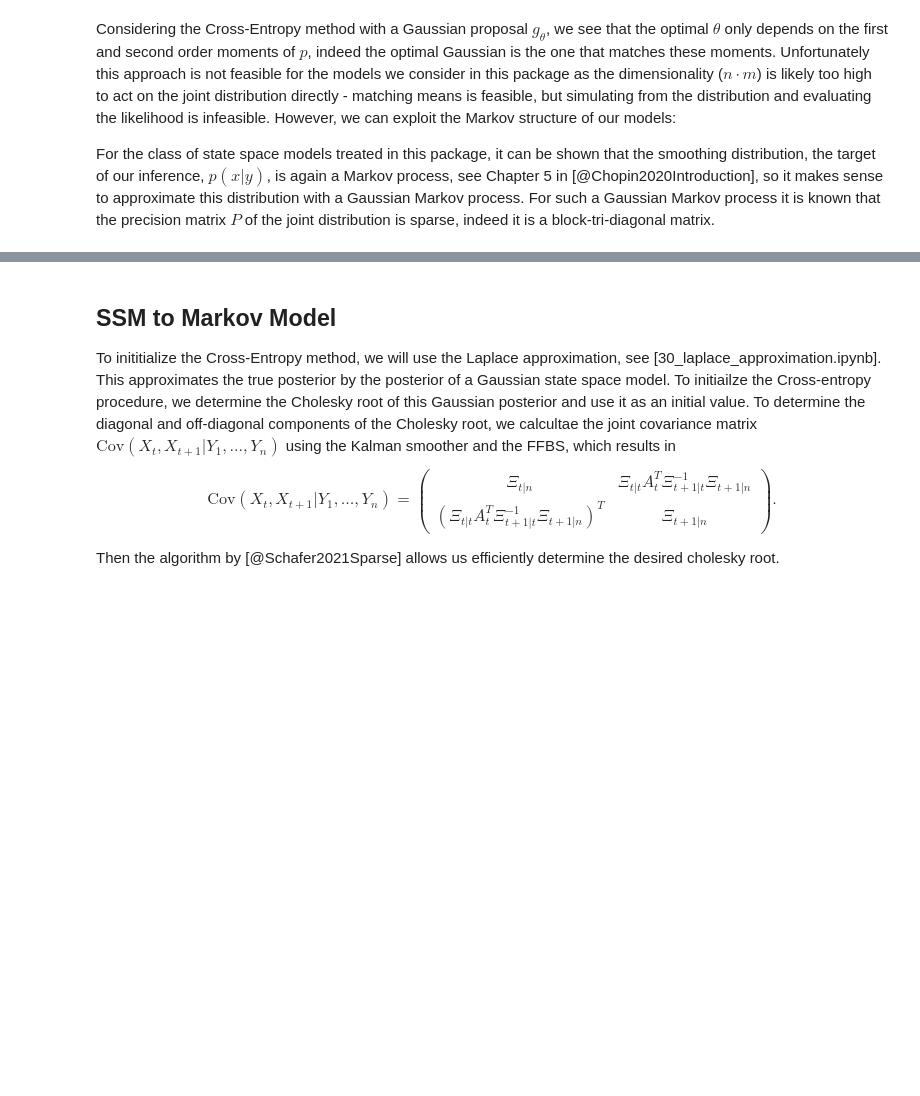
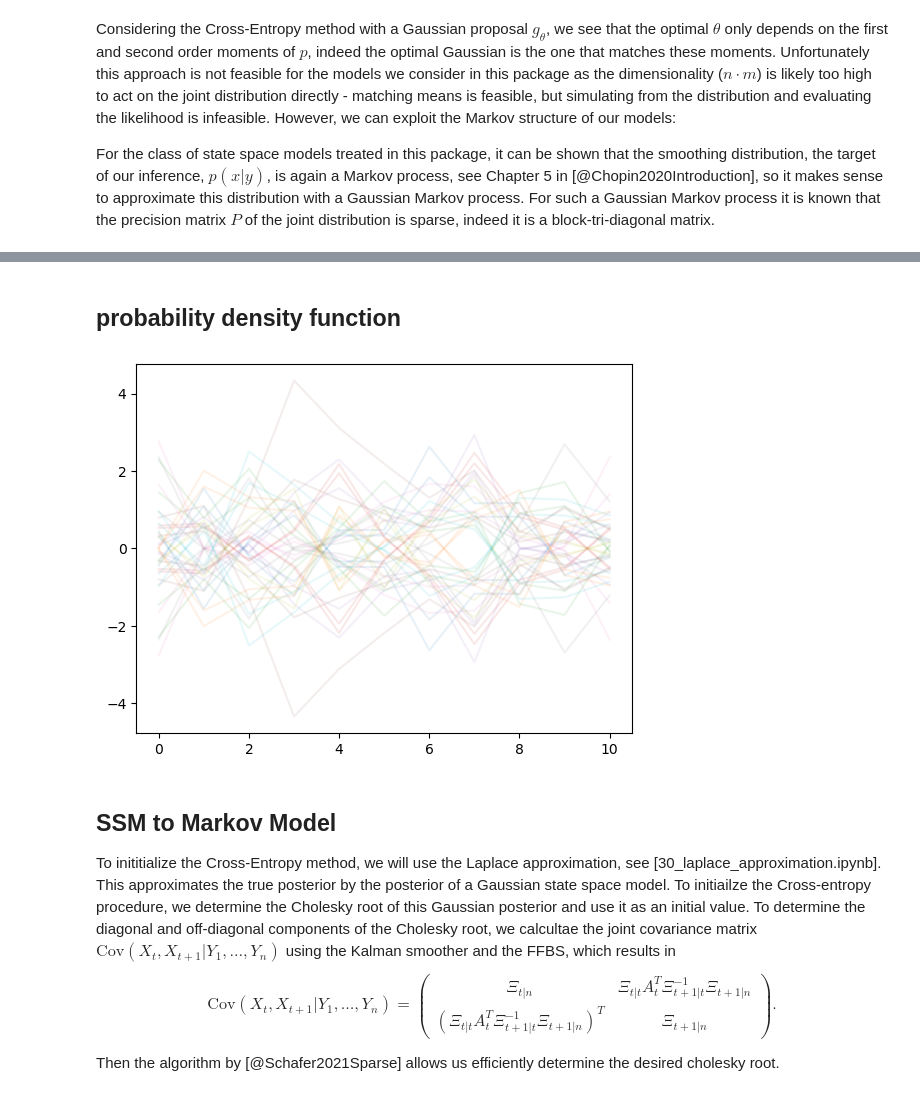
Before and after one commit to stefanheyder/isssm, a Jupyter notebook: nbs/45_cross_entropy_method.ipynb, the cells around one changed output, grey strips where cells are left out. Saved outputs shown, nothing was run; the diff lists cells and outputs as text; code cells hidden in the pictures; blank space fills up the shorter version.

```diff
--- a/nbs/45_cross_entropy_method.ipynb
+++ b/nbs/45_cross_entropy_method.ipynb
@@ -169,13 +45,0 @@ cov = jnp.array([[
-# %%
-N = 100000
-initial_samples = MVN(jnp.zeros(n), cov).sample((N,), seed=jrn.PRNGKey(5324523423))[...,None]
-initial_weights = jnp.ones(N)
-initial_samples.shape
-
-root_diag, root_off_diag = cholesky_components(initial_samples, initial_weights)
-P = jnp.linalg.inv(cov)
-L = jnp.diag(jnp.concatenate(root_diag)[:,0]) + jnp.diag(jnp.concatenate(root_off_diag)[:,0], -1)
-plt.title("$L$ has lower bi-diagonal structure")
-plt.imshow(L)
-plt.colorbar()
-plt.show()
@@ -284,6 +45,0 @@ def marginals(
-# %%
-L_true = jnp.linalg.cholesky(jnp.linalg.inv(cov)).T
-
-_,marginal_var = marginals(jnp.zeros(n), root_diag, root_off_diag)
-
-fct.test_close(marginal_var[0,0], jnp.diag(cov), .01)
@@ -379,0 +142,20 @@ def ce_log_weights(
+# %%
+n, m = 10, 1
+alpha = .5
+s2 = 1.
+tau2 = s2 / (1 - alpha**2)
+mu = jnp.zeros((n+1, 1))
+consecutive_covs = tau2 * jnp.broadcast_to(jnp.array([[1., alpha], [alpha, 1.]]), (n, 2, 2))
+
+proposal = proposal_from_moments(mu, consecutive_covs)
+
+fct.test_eq(proposal.R.shape, (n+1, 1, 1))
+fct.test_eq(proposal.J_tt.shape, (n, 1, 1))
+fct.test_eq(proposal.J_tp1t.shape, (n, 1, 1))
+
+fct.test_close(proposal.mean, mu)
+fct.test_close(proposal.R[0], jnp.sqrt(tau2)*jnp.eye(1))
+fct.test_close(proposal.R[1:], jnp.sqrt(s2) * jnp.eye(1))
+fct.test_close(proposal.J_tp1t / proposal.J_tt, jnp.full((n, 1, 1), alpha))
+# %% [markdown]
+## probability density function
@@ -380,3 +189,12 @@ def ce_log_weights(
+# %%
+key = jrn.PRNGKey(2345234235)
+key, subkey_crn = jrn.split(key)
+
+samples = simulate_cem(proposal, 10, subkey_crn)
+plt.plot(samples[:,:,0].T, alpha=.1)
+plt.show()
+# %% [output]
+[figure, added]
 # %% [markdown]
 ## SSM to Markov Model
 
```
Also changed, not shown: parts of 34 cells of this notebook, 23 other files.
